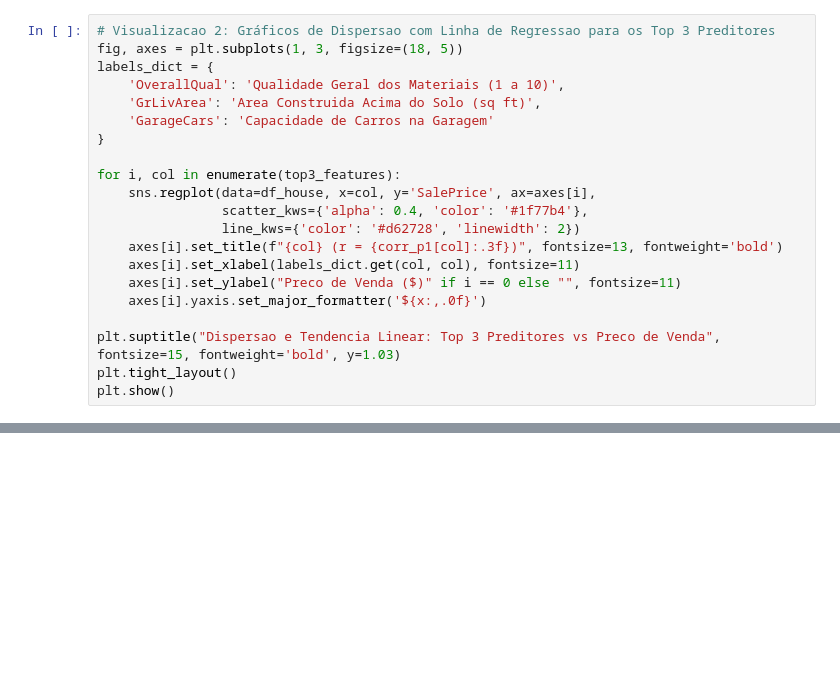
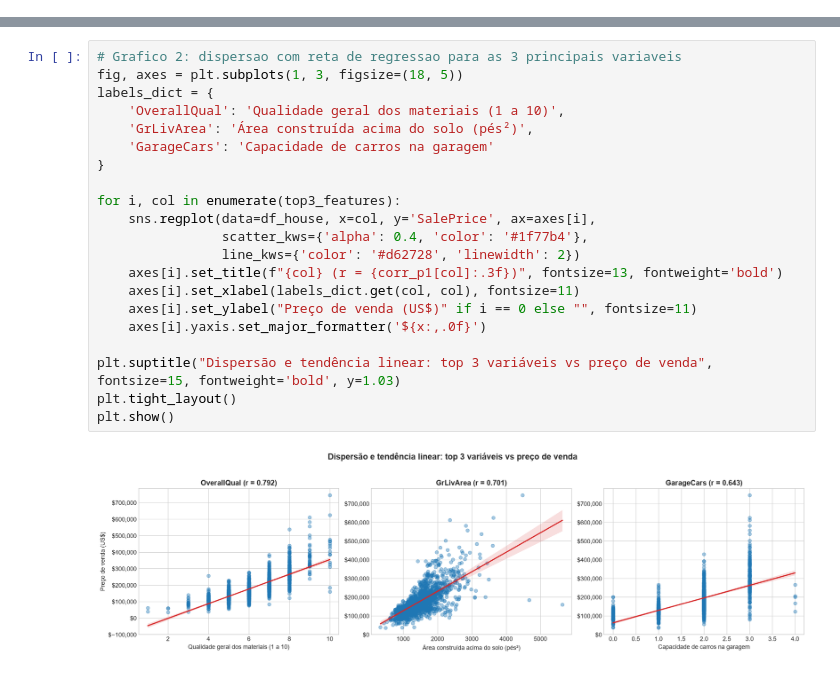
Before and after one commit to Mystic0112/Treinamento-de-IA-Veto, a Jupyter notebook: Trabalho_Pratico_AV1_ML.ipynb, the cells around one changed output, grey strips where cells are left out. Cells and saved outputs as stored; diff of their text form; blank space fills up the shorter version.

```diff
--- a/Trabalho_Pratico_AV1_ML.ipynb
+++ b/Trabalho_Pratico_AV1_ML.ipynb
@@ -112,21 +0,0 @@ plt.show()
-# %%
-# Visualizacao 2: Gráficos de Dispersao com Linha de Regressao para os Top 3 Preditores
-fig, axes = plt.subplots(1, 3, figsize=(18, 5))
-labels_dict = {
-    'OverallQual': 'Qualidade Geral dos Materiais (1 a 10)',
-    'GrLivArea': 'Area Construida Acima do Solo (sq ft)',
-    'GarageCars': 'Capacidade de Carros na Garagem'
-}
-
-for i, col in enumerate(top3_features):
-    sns.regplot(data=df_house, x=col, y='SalePrice', ax=axes[i],
-                scatter_kws={'alpha': 0.4, 'color': '#1f77b4'},
-                line_kws={'color': '#d62728', 'linewidth': 2})
-    axes[i].set_title(f"{col} (r = {corr_p1[col]:.3f})", fontsize=13, fontweight='bold')
-    axes[i].set_xlabel(labels_dict.get(col, col), fontsize=11)
-    axes[i].set_ylabel("Preco de Venda ($)" if i == 0 else "", fontsize=11)
-    axes[i].yaxis.set_major_formatter('${x:,.0f}')
-
-plt.suptitle("Dispersao e Tendencia Linear: Top 3 Preditores vs Preco de Venda", fontsize=15, fontweight='bold', y=1.03)
-plt.tight_layout()
-plt.show()
@@ -778,0 +113,23 @@ A inspecao humana das faixas agrupadas valida com perfeicao a coesao sonora do a
+# %%
+# Grafico 2: dispersao com reta de regressao para as 3 principais variaveis
+fig, axes = plt.subplots(1, 3, figsize=(18, 5))
+labels_dict = {
+    'OverallQual': 'Qualidade geral dos materiais (1 a 10)',
+    'GrLivArea': 'Área construída acima do solo (pés²)',
+    'GarageCars': 'Capacidade de carros na garagem'
+}
+
+for i, col in enumerate(top3_features):
+    sns.regplot(data=df_house, x=col, y='SalePrice', ax=axes[i],
+                scatter_kws={'alpha': 0.4, 'color': '#1f77b4'},
+                line_kws={'color': '#d62728', 'linewidth': 2})
+    axes[i].set_title(f"{col} (r = {corr_p1[col]:.3f})", fontsize=13, fontweight='bold')
+    axes[i].set_xlabel(labels_dict.get(col, col), fontsize=11)
+    axes[i].set_ylabel("Preço de venda (US$)" if i == 0 else "", fontsize=11)
+    axes[i].yaxis.set_major_formatter('${x:,.0f}')
+
+plt.suptitle("Dispersão e tendência linear: top 3 variáveis vs preço de venda", fontsize=15, fontweight='bold', y=1.03)
+plt.tight_layout()
+plt.show()
+# %% [output]
+[figure, added]
```
Also changed, not shown: parts of 100 cells of this notebook, 10 other files.
